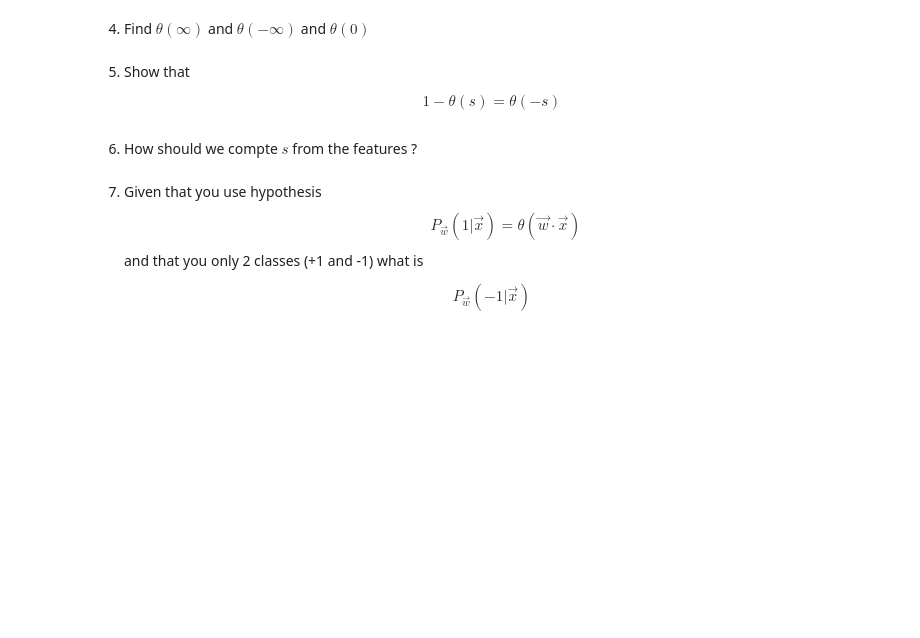
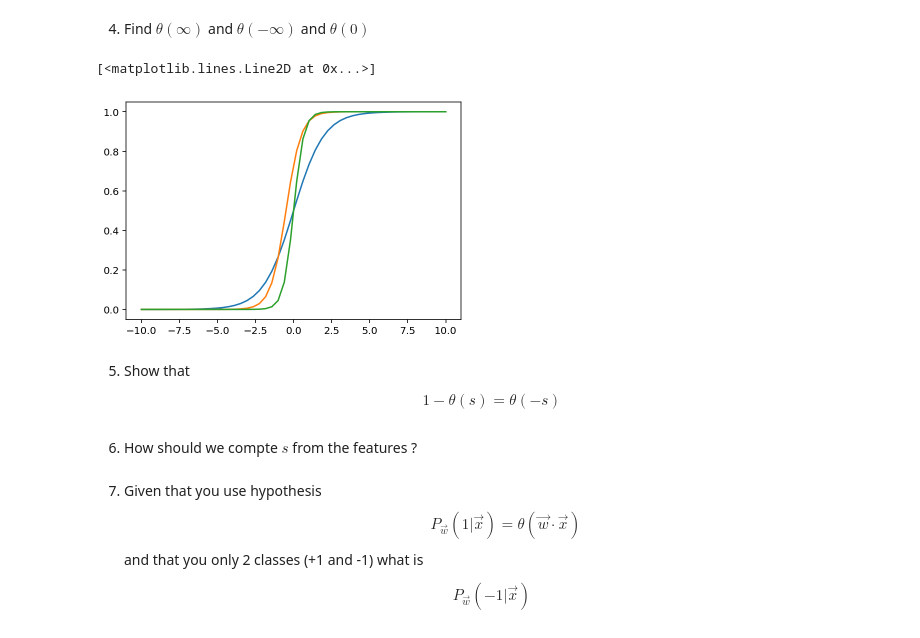
Before and after one commit to muic-pattern-rekt-2018/Exercise02-Logistic-Regression, a Jupyter notebook: Exercise 2 Logistic Regression.ipynb, the cells around one changed output. Saved outputs shown, nothing was run; the diff lists cells and outputs as text; code cells hidden in the pictures; blank space fills up the shorter version.

```diff
--- a/Exercise 2 Logistic Regression.ipynb
+++ b/Exercise 2 Logistic Regression.ipynb
@@ -124,5 +153,19 @@ $$\theta(s) = \frac{1}{1+e^{-s}}$$
 # %% [markdown]
 4) Find $\theta(\infty)$ and $\theta(-\infty)$ and $\theta(0)$
+# %%
+from scipy.special import expit
+xs = np.linspace(-10, 10)
+ys = expit(xs)
+plt.plot(xs, ys)
+
+ys = expit(2*xs+1)
+plt.plot(xs, ys)
+
+ys = expit(3*xs)
+plt.plot(xs, ys)
+# %% [output]
+[<matplotlib.lines.Line2D at 0x...>]
+[figure, added]
 # %% [markdown]
 5) Show that
 
```
Also changed, not shown: parts of 13 cells of this notebook.
